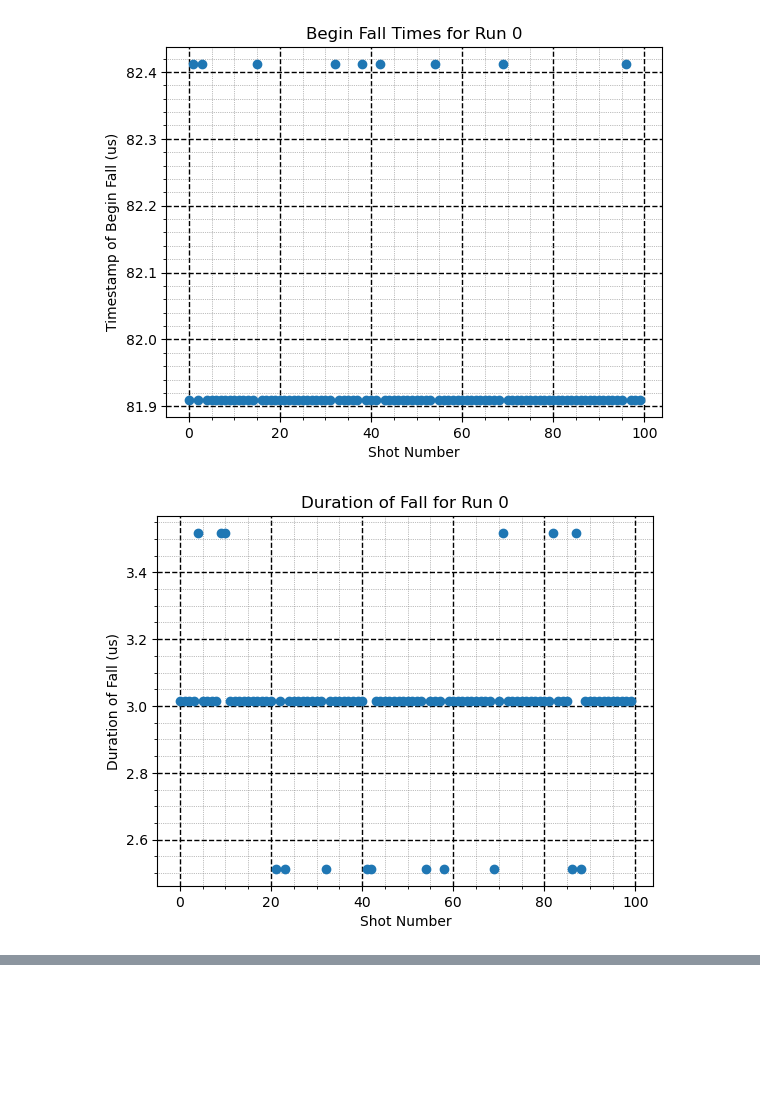
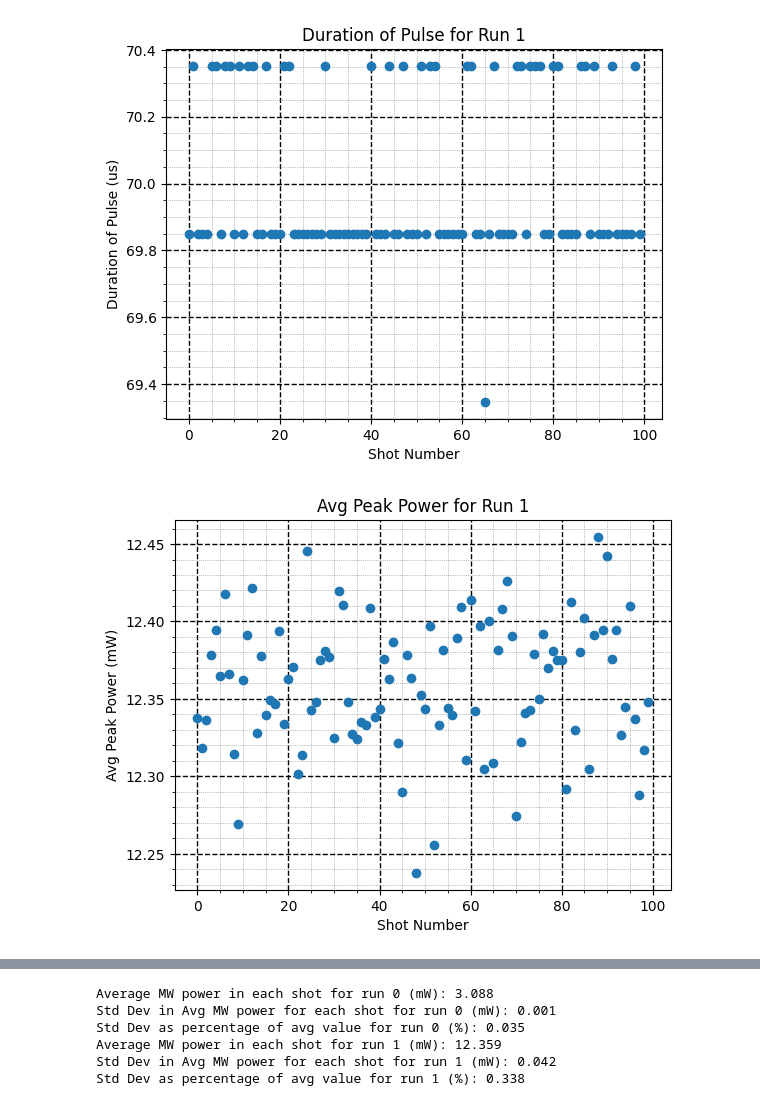
Before and after one commit to geoffrey-zheng/SrF-Calcs, a Jupyter notebook: Microwaves/MWPowerAnalysis.ipynb, the cells around one changed output, grey strips where cells are left out. Saved outputs shown, nothing was run; the diff lists cells and outputs as text; code cells hidden in the pictures; blank space fills up the shorter version.

Commit message:
updated power analysis and new data

```diff
--- a/Microwaves/MWPowerAnalysis.ipynb
+++ b/Microwaves/MWPowerAnalysis.ipynb
@@ -112,7 +112,7 @@ for i in range(26, 29):
 
 #define a threshold power for the rise and fall
 thresh_low = np.full((len(run_names),), 0.05) #mW, corresponding to -13dBm
-thresh_high = np.array([3.05, 12.2]) #mW, needs to be adusted manually given what we know about power sent in
+thresh_high = np.array([3.05, 11.6]) #mW, needs to be adusted manually given what we know about power sent in
 
 #all_data[i][j][k] is data for run i, index j (j=0 is time, j=1 is power), and shot k
 #fig_of_merit[i][j] is an array of 7 values for run i, shot j. Contains the following:
@@ -138,6 +138,7 @@ for i in range(len(run_names)):
 
 
 for i in range(len(run_names)):
+    """
     #plot begin_rise times for each shot of each run
     plt.plot(range(num_shots), [figs_of_merit[i][j][0] for j in range(num_shots)], 'o')
     plt.xlabel('Shot Number')
@@ -148,6 +149,7 @@ for i in range(len(run_names)):
     plt.minorticks_on()
     plt.show()
 
+
     #plot duration of rise for each shot of each run
     plt.plot(range(num_shots), [figs_of_merit[i][j][1] - figs_of_merit[i][j][0] for j in range(num_shots)], 'o')
     plt.xlabel('Shot Number')
@@ -157,6 +159,7 @@ for i in range(len(run_names)):
     plt.grid(linestyle = ':', which = 'minor', linewidth = 0.5, color = 'gray')
     plt.minorticks_on()
     plt.show()
+
 
     #plot begin_fall times for each shot of each run
     plt.plot(range(num_shots), [figs_of_merit[i][j][2] for j in range(num_shots)], 'o')
@@ -177,8 +180,21 @@ for i in range(len(run_names)):
     plt.grid(linestyle = ':', which = 'minor', linewidth = 0.5, color = 'gray')
     plt.minorticks_on()
     plt.show()
+    """
+
+    #plot duration of pulse for each shot of each run
+    plt.plot(range(num_shots), [figs_of_merit[i][j][2] - figs_of_merit[i][j][0] for j in range(num_shots)], 'o')
+    plt.xlabel('Shot Number')
+    plt.ylabel('Duration of Pulse (us)')
+    plt.title('Duration of Pulse for Run ' + str(i))
+    plt.grid(linestyle = '--', which = 'major', linewidth = 1, color='black')
+    plt.grid(linestyle = ':', which = 'minor', linewidth = 0.5, color = 'gray')
+    plt.minorticks_on()
+    plt.show()
+
 
     #plot avg peak power for each shot of each run
+    #plt.errorbar(range(num_shots), [figs_of_merit[i][j][4] for j in range(num_shots)], yerr= [figs_of_merit[i][j][5] for j in range(num_shots)], fmt='o')
     plt.plot(range(num_shots), [figs_of_merit[i][j][4] for j in range(num_shots)], 'o')
     plt.xlabel('Shot Number')
     plt.ylabel('Avg Peak Power (mW)')
@@ -188,6 +204,7 @@ for i in range(len(run_names)):
     plt.minorticks_on()
     plt.show()
 
+    """
     #plot integrated power (energy) for each shot of each run
     plt.plot(range(num_shots), [figs_of_merit[i][j][6] for j in range(num_shots)], 'o')
     plt.xlabel('Shot Number')
@@ -197,4 +214,5 @@ for i in range(len(run_names)):
     plt.grid(linestyle = ':', which = 'minor', linewidth = 0.5, color = 'gray')
     plt.minorticks_on()
     plt.show()
+    """
 # %% [output]
@@ -203,2 +221,2 @@ for i in range(len(run_names)):
-[figure, old version]
+[figure, new version]
-[figure, old version]
+[figure, new version]
@@ -212,0 +223,13 @@ for i in range(len(run_names)):
+# %%
+#print some statistics from the analysis
+for i in range(len(run_names)):
+    print("Average MW power in each shot for run " + str(i) +" (mW):", round(np.mean([figs_of_merit[i][j][4] for j in range(num_shots)]), 3))
+    print("Std Dev in Avg MW power for each shot for run " + str(i) + " (mW):", round(np.std([figs_of_merit[i][j][4] for j in range(num_shots)]), 3))
+    print("Std Dev as percentage of avg value for run " + str(i) + " (%):", round(100*np.std([figs_of_merit[i][j][4] for j in range(num_shots)])/np.mean([figs_of_merit[i][j][4] for j in range(num_shots)]), 3))
+# %% [output]
+Average MW power in each shot for run 0 (mW): 3.088
+Std Dev in Avg MW power for each shot for run 0 (mW): 0.001
+Std Dev as percentage of avg value for run 0 (%): 0.035
+Average MW power in each shot for run 1 (mW): 12.359
+Std Dev in Avg MW power for each shot for run 1 (mW): 0.042
+Std Dev as percentage of avg value for run 1 (%): 0.338
```
Also changed, not shown: parts of 2 cells of this notebook, 3 other files.
